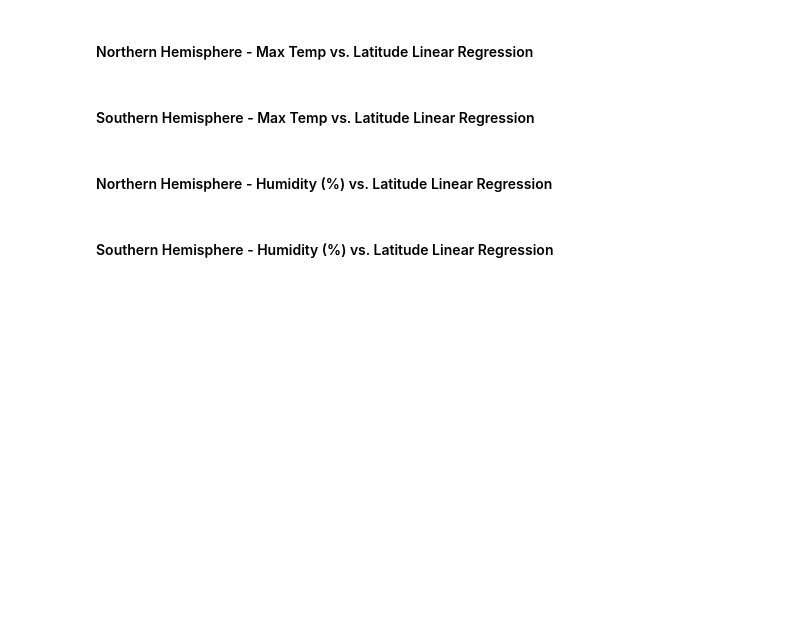
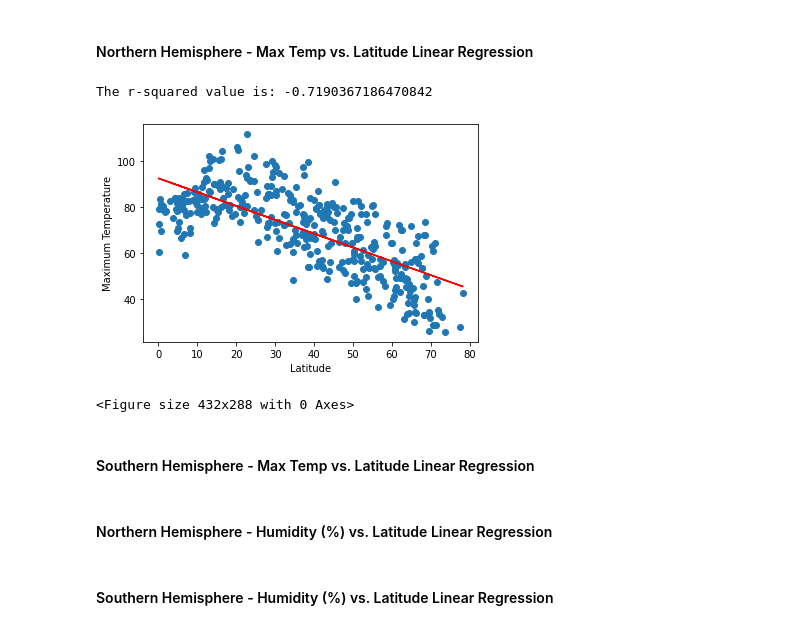
Before and after one commit to jmgeo/API-Challenge, a Jupyter notebook: starter_code/WeatherPy.ipynb, the cells around one changed output. Drawn from its saved outputs; the diff is of its cells as text; code cells hidden in the pictures; blank space fills up the shorter version.

Commit message:
Linregress plots are working. Strangely though the output .png files are nothing but black images. But the first linregress output works and the .png is good.

```diff
--- a/starter_code/WeatherPy.ipynb
+++ b/starter_code/WeatherPy.ipynb
@@ -251,7 +289,7 @@ s_hemisphere_df = weather_df.loc[(weather_df['Latitude']<0)]
 ###now that we have DFs, we can perform the regression.
 ####documentation here: documentation: https://docs.scipy.org/doc/scipy/reference/generated/scipy.stats.linregress.html
 #####first define the function
-def plotLinearRegression(x, y, xlabl, ylabl, lblpos, ifig):
+def plotLinearRegression(x, y, xlabl, ylabl, lblpos):
     (slope, intercept, rvalue, pvalue, stderr) = linregress(x,y)
     print(f"The r-squared value is: {rvalue}")
     regression_value = x * slope + intercept
@@ -278,9 +338,14 @@ s_hemisphere_df.count()
 # %%
 #starting this mess of a cell over.
 ##assign Latitude and Maximum Temperature to x and y and the call the function plotLinearRegression we defined above.
 xlbl = "Latitude"
 ylbl = "Maximum Temperature"
-lblpos = (0,20)
-plotLinearRegression(n_hemisphere_df[xlbl], n_hemisphere_df[ylbl],xlbl, ylbl, lblpos, 5)
+lblpos = (0,10)
+plotLinearRegression(n_hemisphere_df[xlbl], n_hemisphere_df[ylbl],xlbl, ylbl, lblpos)
+plt.savefig("../Images/North_Temp_v_Lat.png")
+# %% [output]
+The r-squared value is: -0.7190367186470842
+[figure, added]
+<Figure size 432x288 with 0 Axes>
 # %% [markdown]
 ####  Southern Hemisphere - Max Temp vs. Latitude Linear Regression
```
Also changed, not shown: parts of 12 cells of this notebook, 3 other files.
